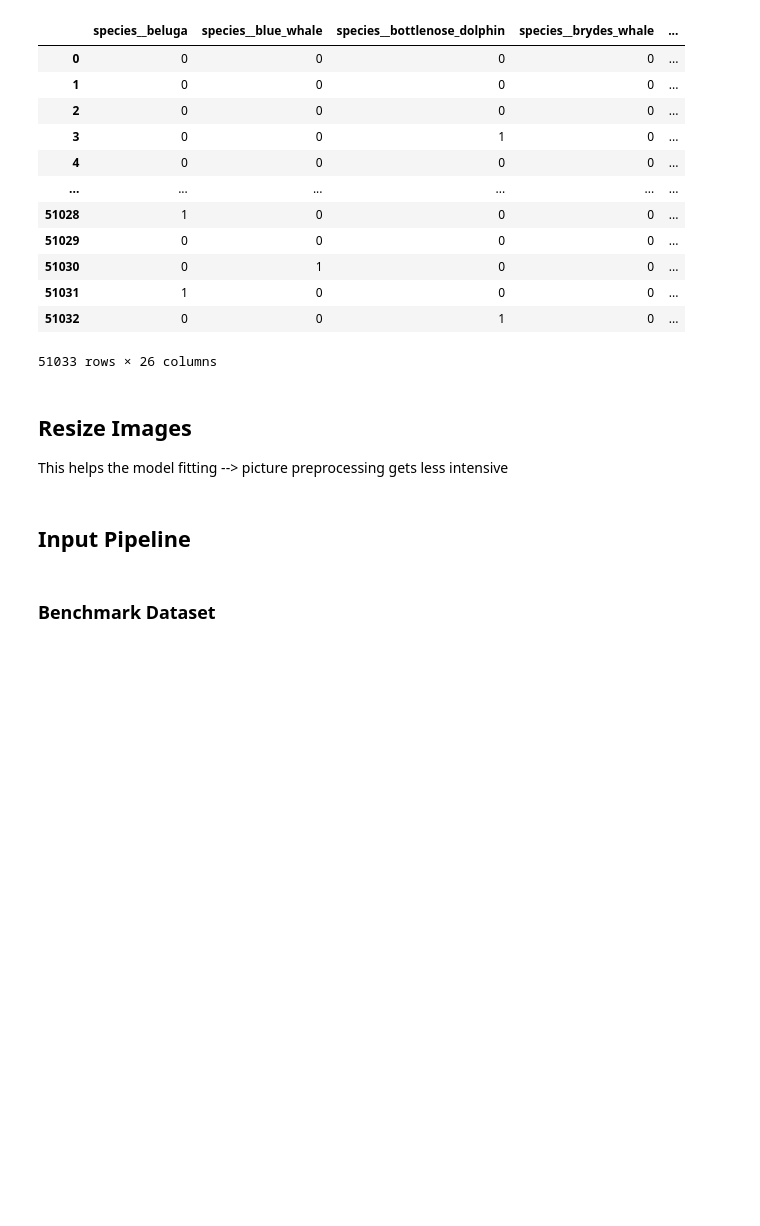
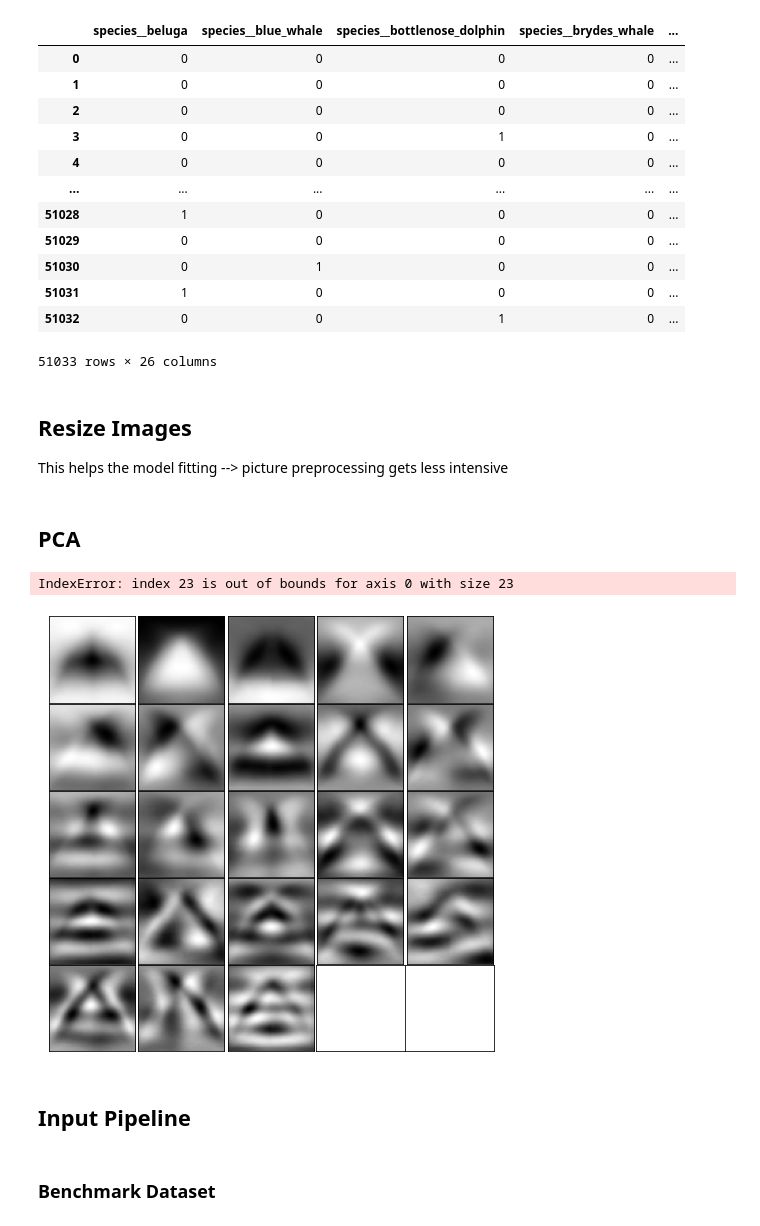
Before and after one commit to oliverweissl/MachineLearning-Project, a Jupyter notebook: input_pipeline.ipynb, the cells around one changed output. Drawn from its saved outputs; the diff is of its cells as text; code cells hidden in the pictures; blank space fills up the shorter version.

```diff
--- a/input_pipeline.ipynb
+++ b/input_pipeline.ipynb
@@ -48,9 +48,10 @@ True
 # %% [markdown]
 ## CONSTANTS
 # %%
+CHANNELS = 1 #1 for grayscale, 3 for RGB
 IMG_SIZE = 64
-#INPUT_SHAPE = [IMG_SIZE,int(IMG_SIZE/2),3]
-INPUT_SHAPE = [IMG_SIZE,IMG_SIZE,3]
+#INPUT_SHAPE = [IMG_SIZE,int(IMG_SIZE/2),CHANNELS]
+INPUT_SHAPE = [IMG_SIZE,IMG_SIZE,CHANNELS]
 
 BATCH_SIZE = 256
 EPOCHS = 300
@@ -155,3 +154,23 @@ if not os.path.exists(RES):
             im.save(savePath)
 # %%
 full_img = list(map(RES.__add__, images))
+# %% [markdown]
+## PCA
+# %%
+img_array = []
+for img in tqdm(full_img):
+    im = np.array(Image.open(img).convert('L'))/255
+    img_array.append(pd.Series(im.flatten(),name=img))
+#img_array
+# %%
+pca = PCA(n_components=0.8)
+pca_analyzed = pca.fit(img_array)
+# %%
+fig, axes = plt.subplots(5,5,figsize=(8,8),
+ subplot_kw={'xticks':[], 'yticks':[]},
+ gridspec_kw=dict(hspace=0.01, wspace=0.01))
+for i, ax in enumerate(axes.flat):
+    ax.imshow(pca_analyzed.components_[i].reshape(INPUT_SHAPE),cmap="gray")
+# %% [output]
+IndexError: index 23 is out of bounds for axis 0 with size 23
+[figure, added]
```
Also changed, not shown: parts of 9 cells of this notebook.
